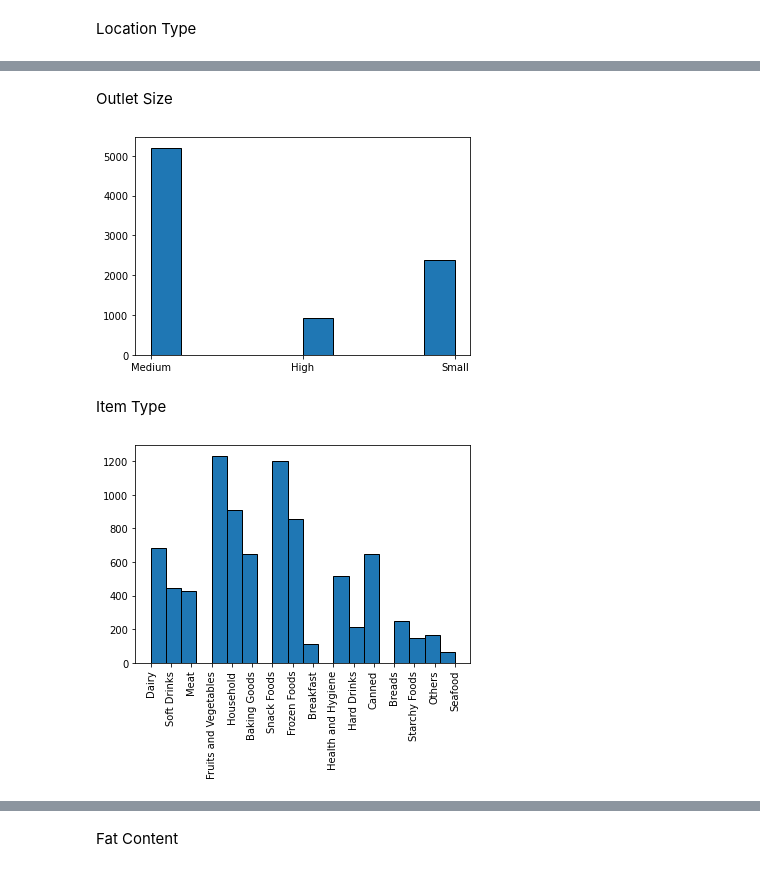
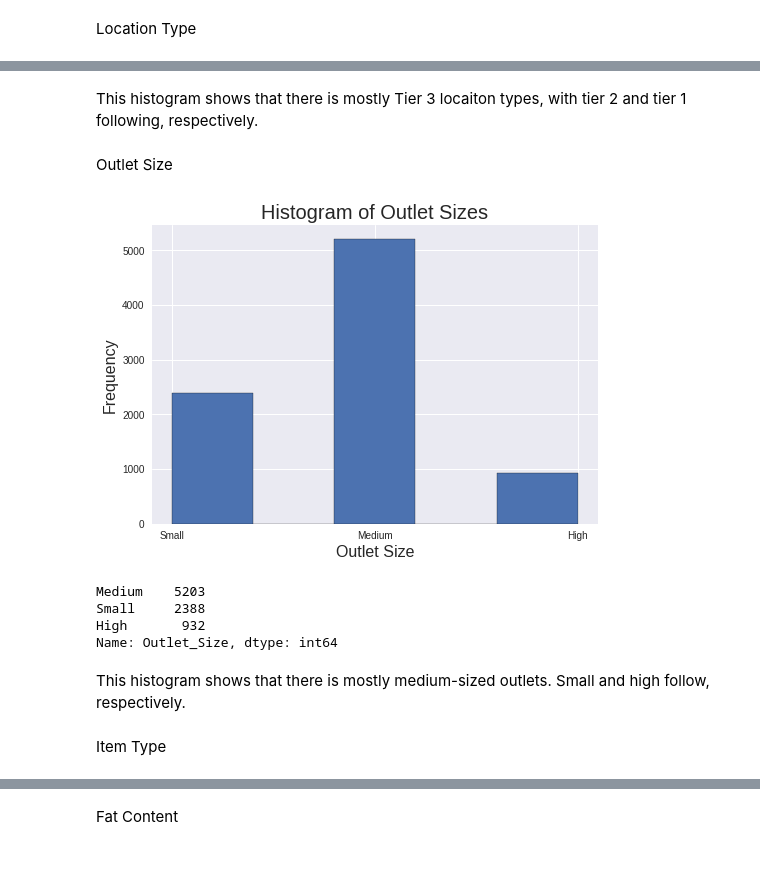
Before and after one commit to ChrisDieck/food-sales-predictions, a Jupyter notebook: food_sales_predictionswk3.ipynb, the cells around one changed output, grey strips where cells are left out. Cells and saved outputs as stored; diff of their text form; code cells hidden in the pictures.

```diff
--- a/food_sales_predictionswk3.ipynb
+++ b/food_sales_predictionswk3.ipynb
@@ -51,4 +53,4 @@ dtype: object
 # %%
 df.duplicated().sum() #there are no duplicates
-df= df.drop(columns= ['Outlet_Identifier', 'Item_Identifier', 'Outlet_Establishment_Year'])
+df= df.drop(columns= ['Outlet_Identifier', 'Outlet_Establishment_Year'])
 # also dropping unneccessary columns
@@ -249,0 +255,7 @@ plt.hist(df['Outlet_Type'],
+# %%
+plt.hist(df['Outlet_Type'].sort_values(),
+         edgecolor = 'black')
+plt.style.use('seaborn')
+plt.xlabel('Supermarket Type', fontsize = 16)
+plt.ylabel('Frequency', fontsize = 16)
+plt.title('Histogram of Outlet Types', fontsize = 20);
@@ -257,0 +268,11 @@ plt.hist(df['Outlet_Location_Type'],
+# %%
+plt.hist(df['Outlet_Location_Type'].sort_values(),
+         bins = 5,
+         edgecolor = 'black')
+plt.style.use('seaborn')
+plt.xlabel('Outlet Location Type', fontsize = 16)
+plt.ylabel('Frequency', fontsize = 16)
+plt.title('Histogram of Outlet Location Types', fontsize = 20)
+plt.show();
+
+df['Outlet_Location_Type'].value_counts()
@@ -258,17 +285,26 @@ plt.hist(df['Outlet_Location_Type'],
+# %% [markdown]
+This histogram shows that there is mostly Tier 3 locaiton types, with tier 2 and tier 1 following, respectively.
 # %% [markdown]
 Outlet Size
 # %%
 #this is skewed due to the missing values being filled with the 'Medium' value
-plt.hist(df['Outlet_Size'],
-         edgecolor = 'black');
+plt.hist(df['Outlet_Size'].sort_values(ascending=False),
+         bins = 5,
+         edgecolor = 'black')
+plt.style.use('seaborn')
+plt.xlabel('Outlet Size', fontsize = 16)
+plt.ylabel('Frequency', fontsize = 16)
+plt.title('Histogram of Outlet Sizes', fontsize = 20)
+plt.show();
+
+df['Outlet_Size'].value_counts()
 # %% [output]
-[figure, old version]
+[figure, new version]
+Medium    5203
+Small     2388
+High       932
+Name: Outlet_Size, dtype: int64
+# %% [markdown]
+This histogram shows that there is mostly medium-sized outlets. Small and high follow, respectively.
 # %% [markdown]
 Item Type
-# %%
-plt.hist(df['Item_Type'],
-         bins = 20,
-         edgecolor = 'black')
-plt.xticks(rotation = 90);
-# %% [output]
-[figure, removed]
```
Also changed, not shown: parts of 67 cells of this notebook.
